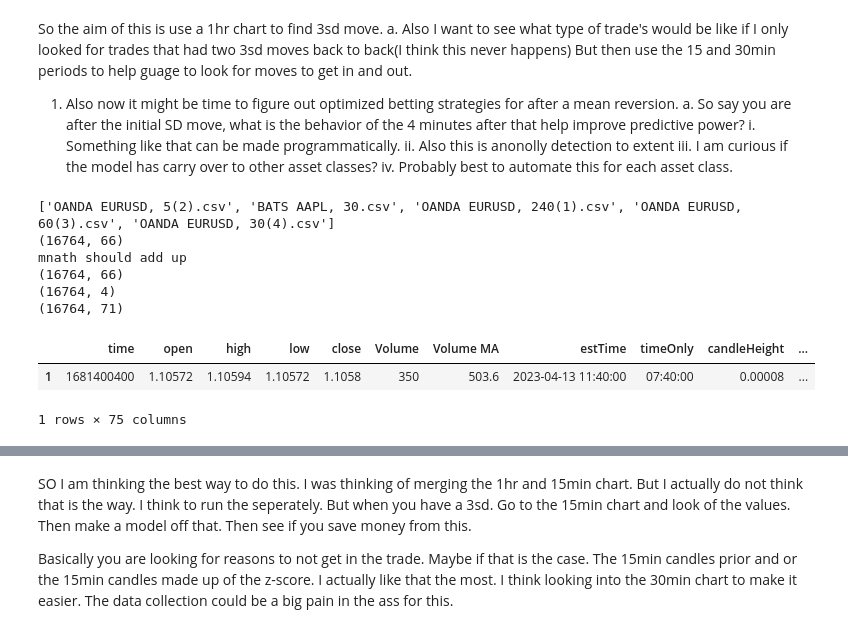
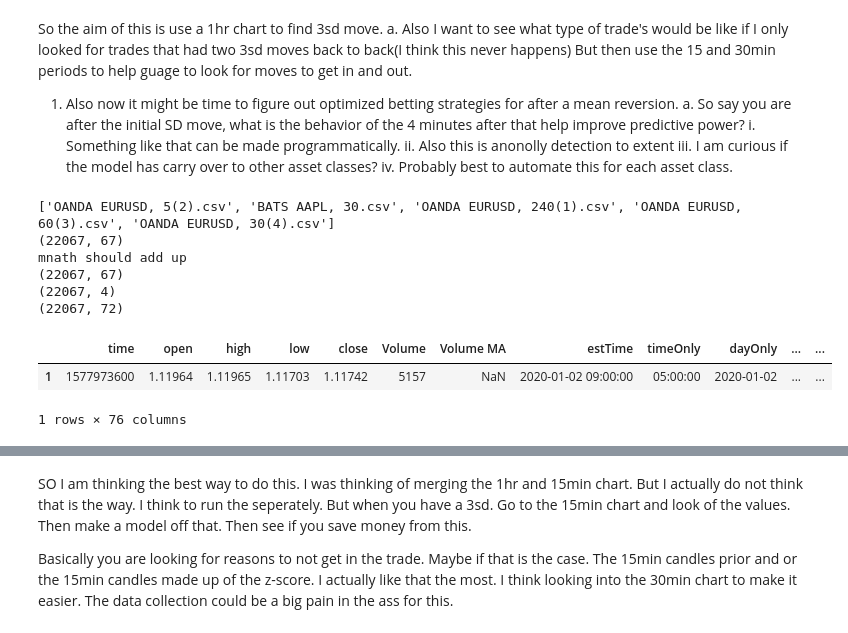
Before and after one commit to enigmatized/NoGambleNoFuture, a Jupyter notebook: ResearchAndDevelopmentNotebooks/MeanReversion/July/Investigation_Into_Fractals/MultipleTimeFramesBayesianPerspective.ipynb, the cells around one changed output, grey strips where cells are left out. Cells and saved outputs as stored; diff of their text form; code cells hidden in the pictures.

```diff
--- a/ResearchAndDevelopmentNotebooks/MeanReversion/July/Investigation_Into_Fractals/MultipleTimeFramesBayesianPerspective.ipynb
+++ b/ResearchAndDevelopmentNotebooks/MeanReversion/July/Investigation_Into_Fractals/MultipleTimeFramesBayesianPerspective.ipynb
@@ -65,11 +65,14 @@ for x in CSVfiles:
   dfTemp = pd.read_csv(x)
   dfTemp['estTime']  = dfTemp['time'].apply(unixTimeConverter)
   dfTemp['timeOnly'] = dfTemp['time'].apply(unixTimeConverterNoDateJustTime)
+  dfTemp['dayOnly'] = dfTemp['time'].apply(lambda x: (datetime.fromtimestamp(x)).strftime('%Y-%m-%d'))
+  dfTemp['hourOnly'] = dfTemp['time'].apply(lambda x: (datetime.fromtimestamp(x)).strftime('%H'))
+  dfTemp['minuteOnly'] = dfTemp['time'].apply(lambda x: (datetime.fromtimestamp(x)).strftime('%M'))
 
   dfTemp['candleHeight']  = dfTemp.apply( lambda row:    max(row['open'],  row['close']) - min(row['open'],  row['close']), axis = 1 )
   allDfs.append(dfTemp)
 
-df = allDfs[0]
+df = allDfs[3]
 #This is for generating if profit
 for i in range(1, 15):
   df['P/L' +str(i) +'Short_']  = ( df['close'] - df['close'].shift(-i) )
@@ -159,38 +162,38 @@ for k , v in d_counts_average_vol.items():
 
 
 z_score_list = []
 z_score_volume_list = []
 
 for index, row in df.iterrows():
   time_  = str(row['timeOnly'])
   mean_ = mean_values_with_time_as_keys[time_]
   std_ = std_values_with_time_as_keys[time_]
 
   cur_val = row['closeOpenDelta']
   z_score_list.append(( cur_val - mean)/ std_)
   # row['z-score'] = (row['closeOpenDelta'] - mean)/ std_
 
   mean_ = mean_values_with_time_as_keys_volume[time_]
   std_ = std_values_with_time_as_keys_volume[time_]
   z_score_volume_list.append((row['Volume'] - mean)/ std_)
 
 df['z-score']= z_score_list
 df['z-score-volume']= z_score_volume_list
 df['past_z-score'] = df['z-score'].shift(1)
 df['past_z-score-volume'] = df['z-score-volume'].shift(1)
 
 df = df.tail(-1)
 
 
-
+df_hr = df
 df.head(1)
 # %% [output]
 ['OANDA EURUSD, 5(2).csv', 'BATS AAPL, 30.csv', 'OANDA EURUSD, 240(1).csv', 'OANDA EURUSD, 60(3).csv', 'OANDA EURUSD, 30(4).csv']
-(16764, 66)
+(22067, 67)
 mnath should add up
-(16764, 66)
-(16764, 4)
-(16764, 71)
+(22067, 67)
+(22067, 4)
+(22067, 72)
-|  | time | open | high | low | close | Volume | Volume MA | estTime | timeOnly | candleHeight | ... |
-| 1 | 1681400400 | 1.10572 | 1.10594 | 1.10572 | 1.1058 | 350 | 503.6 | 2023-04-13 11:40:00 | 07:40:00 | 0.00008 | ... |
+|  | time | open | high | low | close | Volume | Volume MA | estTime | timeOnly | dayOnly | ... | ... |
+| 1 | 1577973600 | 1.11964 | 1.11965 | 1.11703 | 1.11742 | 5157 | NaN | 2020-01-02 09:00:00 | 05:00:00 | 2020-01-02 | ... | ... |
-1 rows × 75 columns
+1 rows × 76 columns
```
Also changed, not shown: parts of 1 cell of this notebook, 11 other files.
